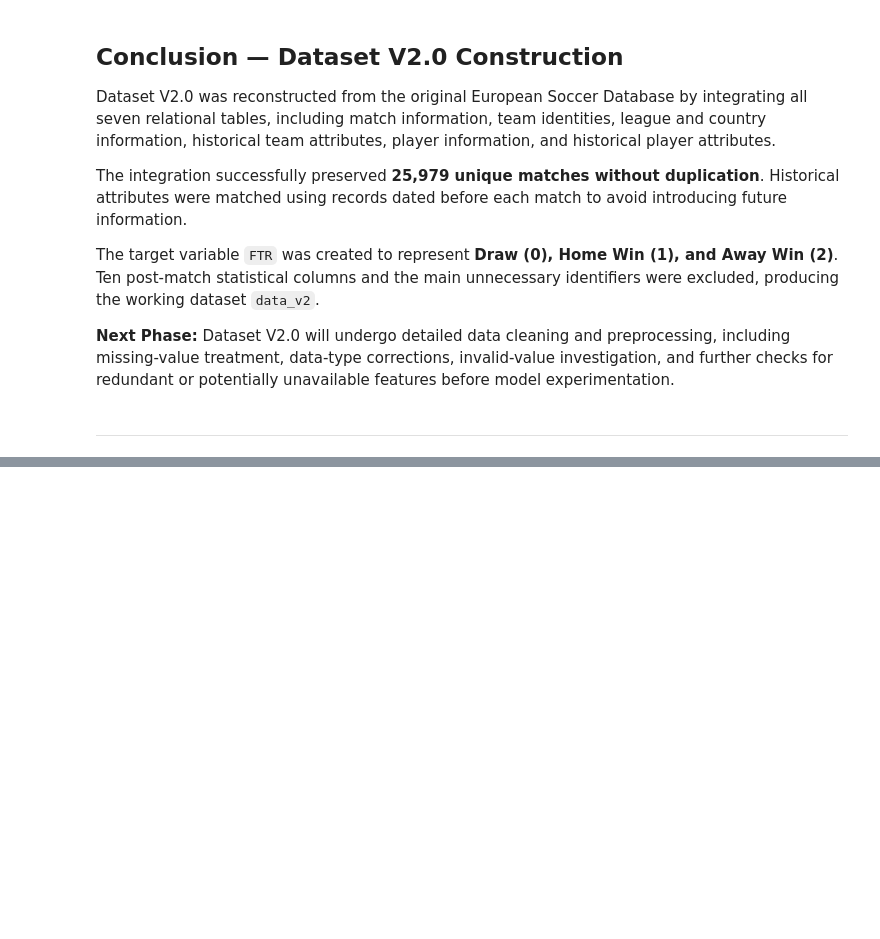
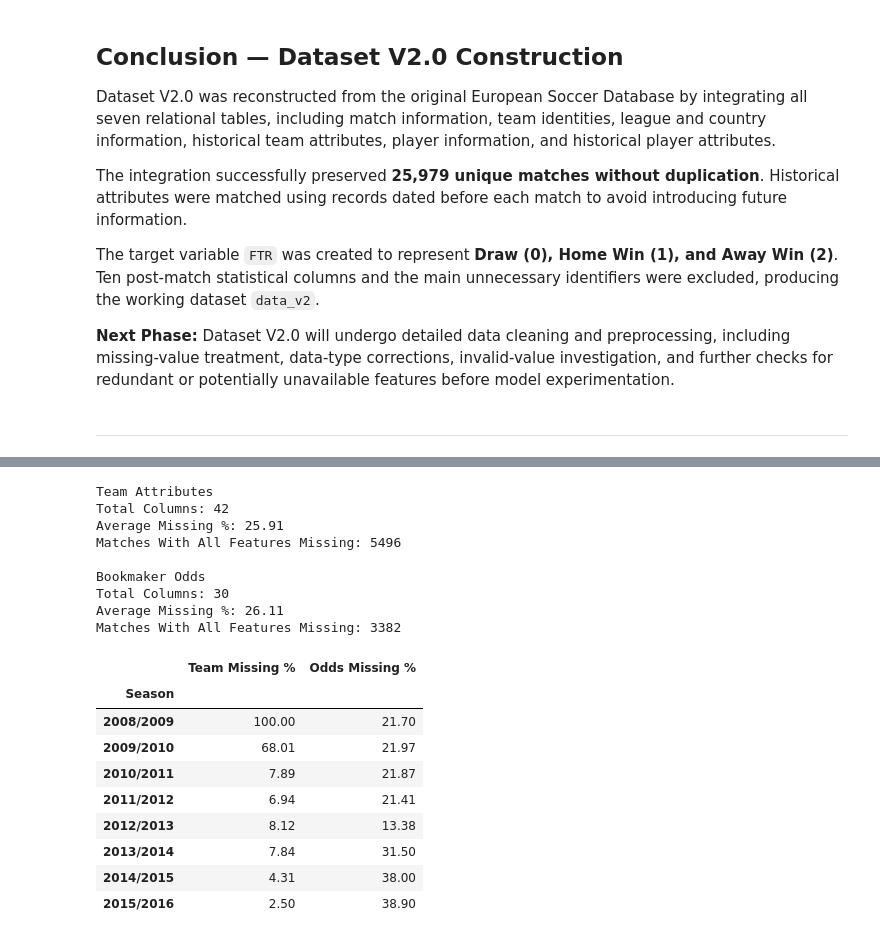
Before and after one commit to Aalli-Talpur/football-match-outcome-prediction, a Jupyter notebook: Notebook/04_Dataset_V2_Feature_Engineering_and_Experimentation.ipynb, the cells around one changed output, grey strips where cells are left out. Drawn from its saved outputs; the diff is of its cells as text; code cells hidden in the pictures; blank space fills up the shorter version.

```diff
--- a/Notebook/04_Dataset_V2_Feature_Engineering_and_Experimentation.ipynb
+++ b/Notebook/04_Dataset_V2_Feature_Engineering_and_Experimentation.ipynb
@@ -740,0 +889,60 @@ The target variable `FTR` was created to represent **Draw (0), Home Win (1), and
+# %%
+# Identify Team Attribute columns
+team_columns = [
+    col for col in data_v2.columns
+    if col.startswith((
+        "home_buildUpPlay", "away_buildUpPlay",
+        "home_chanceCreation", "away_chanceCreation",
+        "home_defence", "away_defence"
+    ))
+]
+
+# Identify Bookmaker Odds columns
+bookmakers = ["B365", "BW", "IW", "LB", "PS", "WH", "SJ", "VC", "GB", "BS"]
+
+odds_columns = [
+    f"{bookmaker}{outcome}"
+    for bookmaker in bookmakers
+    for outcome in ["H", "D", "A"]
+    if f"{bookmaker}{outcome}" in data_v2.columns
+]
+
+# Inspect both feature groups
+for name, columns in {
+    "Team Attributes": team_columns,
+    "Bookmaker Odds": odds_columns
+}.items():
+
+    print(f"\n{name}")
+    print("Total Columns:", len(columns))
+    print("Average Missing %:", round(data_v2[columns].isna().mean().mean() * 100, 2))
+    print("Matches With All Features Missing:", data_v2[columns].isna().all(axis=1).sum())
+
+# Missing values by season
+missing_by_season = pd.DataFrame({
+    "Season": data_v2["season"],
+    "Team Missing %": data_v2[team_columns].isna().mean(axis=1) * 100,
+    "Odds Missing %": data_v2[odds_columns].isna().mean(axis=1) * 100
+})
+
+display(missing_by_season.groupby("Season").mean().round(2))
+# %% [output]
+Team Attributes
+Total Columns: 42
+Average Missing %: 25.91
+Matches With All Features Missing: 5496
+
+Bookmaker Odds
+Total Columns: 30
+Average Missing %: 26.11
+Matches With All Features Missing: 3382
+|  | Team Missing % | Odds Missing % |
+| Season |  |  |
+| 2008/2009 | 100.00 | 21.70 |
+| 2009/2010 | 68.01 | 21.97 |
+| 2010/2011 | 7.89 | 21.87 |
+| 2011/2012 | 6.94 | 21.41 |
+| 2012/2013 | 8.12 | 13.38 |
+| 2013/2014 | 7.84 | 31.50 |
+| 2014/2015 | 4.31 | 38.00 |
+| 2015/2016 | 2.50 | 38.90 |
```
Also changed, not shown: parts of 10 cells of this notebook.
